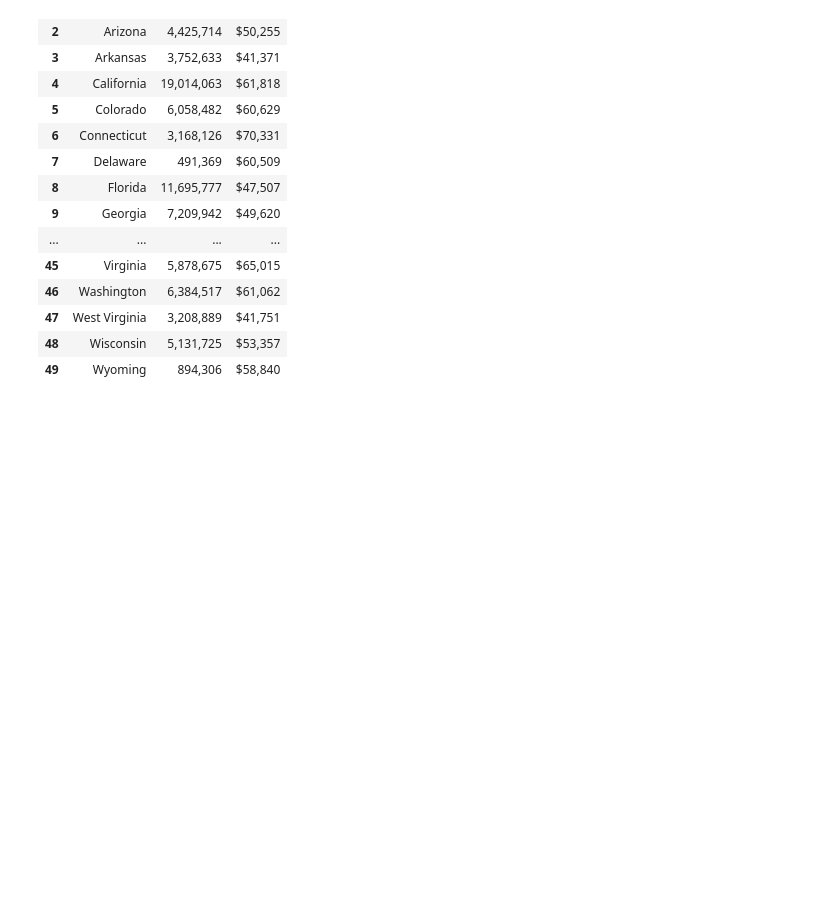
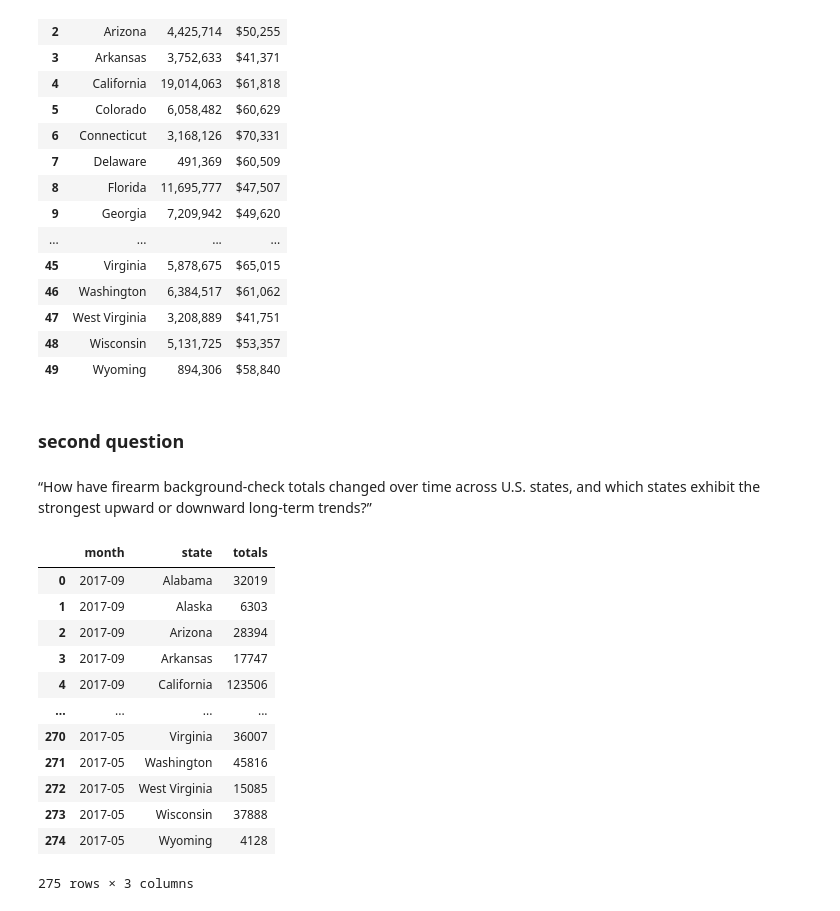
Before and after one commit to roodhouse/udacity_notebooks, a Jupyter notebook: projects/database_ncis_and_census_data/explore.ipynb, the cells around one changed output. Cells and saved outputs as stored; diff of their text form; code cells hidden in the pictures; blank space fills up the shorter version.

Commit message:
exploring for new question

```diff
--- a/projects/database_ncis_and_census_data/explore.ipynb
+++ b/projects/database_ncis_and_census_data/explore.ipynb
@@ -345,3 +345,12 @@ df_census_gun.style.format({'bgChecks': '{:,}'})
 | 47 | West Virginia | 3,208,889 | $41,751 |
 | 48 | Wisconsin | 5,131,725 | $53,357 |
 | 49 | Wyoming | 894,306 | $58,840 |
+# %% [markdown]
+### second question
+# %% [markdown]
+“How have firearm background-check totals changed over time across U.S. states, and which states exhibit the strongest upward or downward long-term trends?”
+# %%
+# consolidate data
+df_gun_q2 = df_gun[['month', 'state', 'totals']]
+# %%
+gun_q2_group = df_gun_q2.groupby(by=['state'])
@@ -347,0 +359,16 @@ df_census_gun.style.format({'bgChecks': '{:,}'})
+# %%
+gun_q2_group.head()
+# %% [output]
+|  | month | state | totals |
+| 0 | 2017-09 | Alabama | 32019 |
+| 1 | 2017-09 | Alaska | 6303 |
+| 2 | 2017-09 | Arizona | 28394 |
+| 3 | 2017-09 | Arkansas | 17747 |
+| 4 | 2017-09 | California | 123506 |
+| ... | ... | ... | ... |
+| 270 | 2017-05 | Virginia | 36007 |
+| 271 | 2017-05 | Washington | 45816 |
+| 272 | 2017-05 | West Virginia | 15085 |
+| 273 | 2017-05 | Wisconsin | 37888 |
+| 274 | 2017-05 | Wyoming | 4128 |
+275 rows × 3 columns
```
Also changed, not shown: parts of 1 cell of this notebook.
